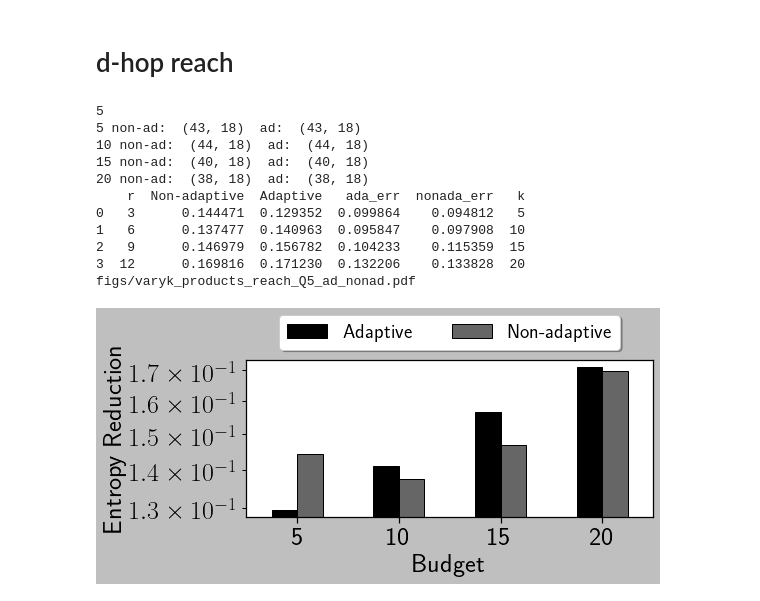
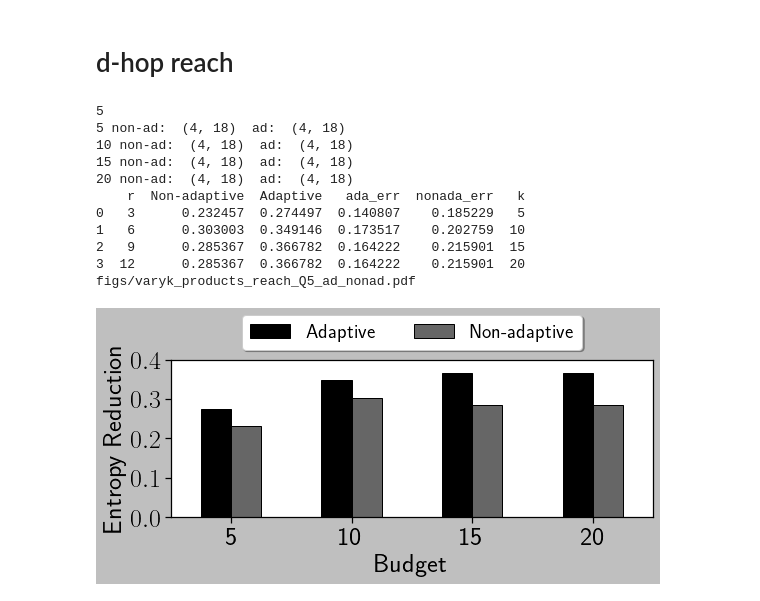
Before and after one commit to toggled/uncertainty, a Jupyter notebook: test.ipynb, the cells around one changed output. Cells and saved outputs as stored; diff of their text form; code cells hidden in the pictures.

```diff
--- a/test.ipynb
+++ b/test.ipynb
@@ -1880,7 +1880,8 @@ labelsize = 22
 lw = 2
 
 # folder = 'output/baby/CRureduct2/'
-folder = 'p/adap_products/'
+# folder = 'p/adap_products/'
+folder = 'products_cr/'
 
 # K = 32
 # data = 'papers'
@@ -1945,43 +1946,45 @@ final_df['r'] = final_df['r'].astype(int)
 final_df['k'] = (final_df['r']*qset/3).astype(int)
 print(final_df)
 # ax = final_df.plot(x="r", y=["Adaptive","Non-adaptive"], kind="bar",rot=0)
 # plt.xlabel('r', fontsize=fontsize-2)
 ax = final_df.plot(x="k", y=["Adaptive","Non-adaptive"], kind="bar",rot=0)
 # sns.barplot(final_df, x="k",y=["Adaptive","Non-adaptive"])
 plt.xlabel('Budget', fontsize=fontsize-2)
 plt.ylabel('Entropy Reduction',fontsize=fontsize-2)
 
 plt.xticks(fontsize=fontsize-2)
-plt.yticks([0.01,0.04,0.07,0.1,0.13, 0.16],fontsize=fontsize-2)
+# plt.yticks([0.01,0.04,0.07,0.1,0.13, 0.16],fontsize=fontsize-2)
+# plt.yticks([0.22,0.28,0.34,0.40],fontsize=fontsize-2)
 # ax.tick_params(axis='both', labelsize=fontsize)
 # plt.yscale('log',base=10)
 # plt.legend(fontsize=fontsize+10,bbox_to_anchor=(1.001,0.95),frameon = False,prop={"size":20})
 # plt.legend(fontsize=fontsize,loc='best',prop={"size":20})
 # plt.title('Budget = '+k,fontsize=fontsize-8)
 # ax = plt.gca()
 #
 #
-ax.set_yscale('log')
-ax.get_yaxis().set_major_formatter(ScalarFormatter())
-ax.tick_params(axis = 'y', which = 'both', labelsize = fontsize-2)
+# ax.set_yscale('log')
+# ax.get_yaxis().set_major_formatter(ScalarFormatter())
+# ax.tick_params(axis = 'y', which = 'both', labelsize = fontsize-2)
 # ax.ticklabel_format(axis='y',style = 'sci', scilimits=(0,0))
+plt.yticks([0, 0.1,0.2,0.3,0.4], fontsize=fontsize-2)
 plt.legend(loc='lower center', bbox_to_anchor=(0.5, 1),\
           ncol=2, fancybox=True, shadow=True,fontsize=labelsize-2)
 fname = 'figs/varyk_'+data+"_"+q+'_Q'+str(qset)+'_ad_nonad.pdf'
 print(fname)
 plt.tight_layout()
 plt.savefig(fname)
 plt.show()
 # %% [output]
 5
-5 non-ad:  (43, 18)  ad:  (43, 18)
-10 non-ad:  (44, 18)  ad:  (44, 18)
-15 non-ad:  (40, 18)  ad:  (40, 18)
-20 non-ad:  (38, 18)  ad:  (38, 18)
+5 non-ad:  (4, 18)  ad:  (4, 18)
+10 non-ad:  (4, 18)  ad:  (4, 18)
+15 non-ad:  (4, 18)  ad:  (4, 18)
+20 non-ad:  (4, 18)  ad:  (4, 18)
     r  Non-adaptive  Adaptive   ada_err  nonada_err   k
-0   3      0.144471  0.129352  0.099864    0.094812   5
-1   6      0.137477  0.140963  0.095847    0.097908  10
-2   9      0.146979  0.156782  0.104233    0.115359  15
-3  12      0.169816  0.171230  0.132206    0.133828  20
+0   3      0.232457  0.274497  0.140807    0.185229   5
+1   6      0.303003  0.349146  0.173517    0.202759  10
+2   9      0.285367  0.366782  0.164222    0.215901  15
+3  12      0.285367  0.366782  0.164222    0.215901  20
 figs/varyk_products_reach_Q5_ad_nonad.pdf
-[figure, old version]
+[figure, new version]
```
Also changed, not shown: parts of 1 cell of this notebook, 1 other file.
